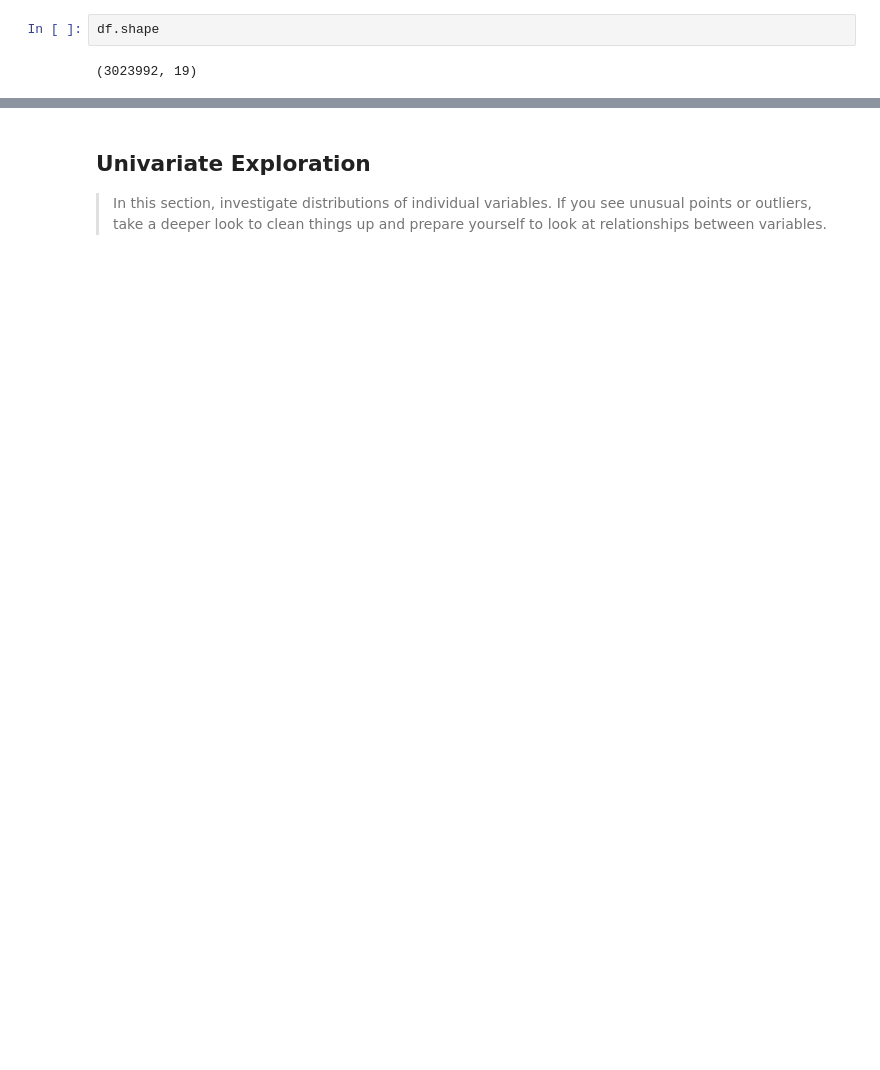
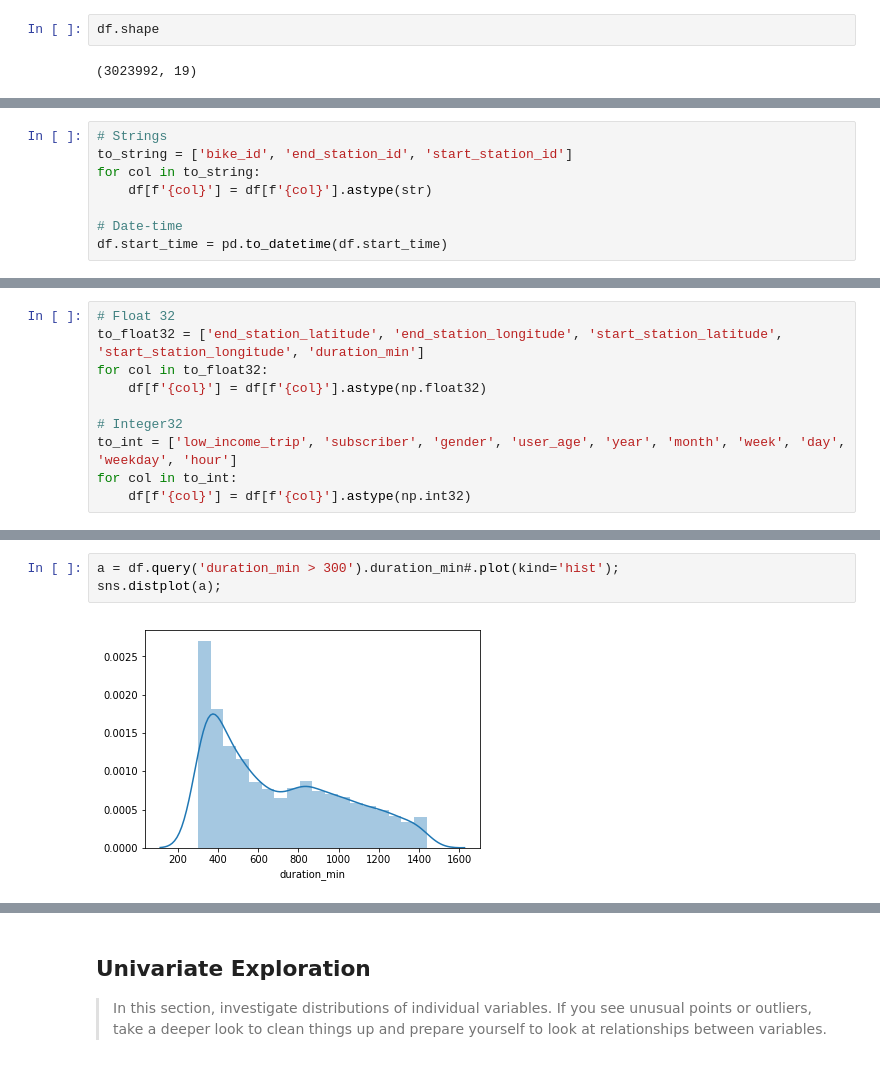
Before and after one commit to marcellovictorino/DAND_5_DataViz, a Jupyter notebook: 2_Project_ FordGoBike/1_EDA.ipynb, the cells around one changed output, grey strips where cells are left out. Cells and saved outputs as stored; diff of their text form; blank space fills up the shorter version.

```diff
--- a/2_Project_ FordGoBike/1_EDA.ipynb
+++ b/2_Project_ FordGoBike/1_EDA.ipynb
@@ -42,0 +54,8 @@ df.shape
+# %%
+# Strings
+to_string = ['bike_id', 'end_station_id', 'start_station_id']
+for col in to_string:
+    df[f'{col}'] = df[f'{col}'].astype(str)
+
+# Date-time
+df.start_time = pd.to_datetime(df.start_time)
@@ -42,0 +64,10 @@ df.shape
+# %%
+# Float 32
+to_float32 = ['end_station_latitude', 'end_station_longitude', 'start_station_latitude', 'start_station_longitude', 'duration_min']
+for col in to_float32:
+    df[f'{col}'] = df[f'{col}'].astype(np.float32)
+
+# Integer32
+to_int = ['low_income_trip', 'subscriber', 'gender', 'user_age', 'year', 'month', 'week', 'day', 'weekday', 'hour']
+for col in to_int:
+    df[f'{col}'] = df[f'{col}'].astype(np.int32)
@@ -42,0 +138,5 @@ df.shape
+# %%
+a = df.query('duration_min > 300').duration_min#.plot(kind='hist');
+sns.distplot(a);
+# %% [output]
+[figure, added]
```
Also changed, not shown: parts of 22 cells of this notebook.
